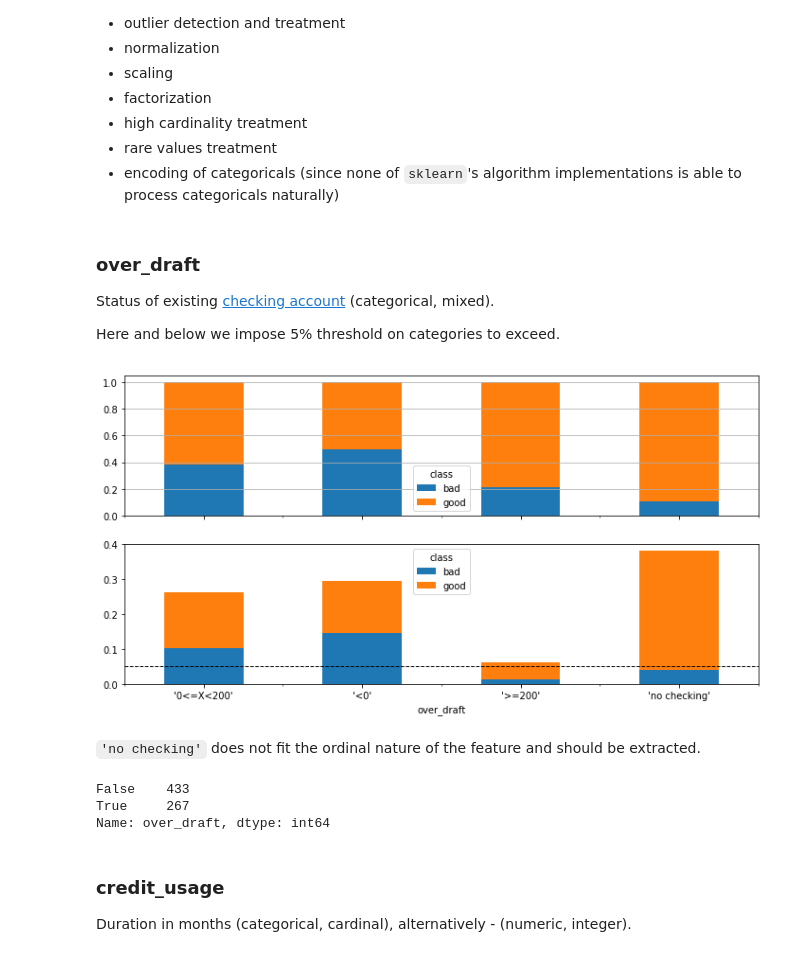
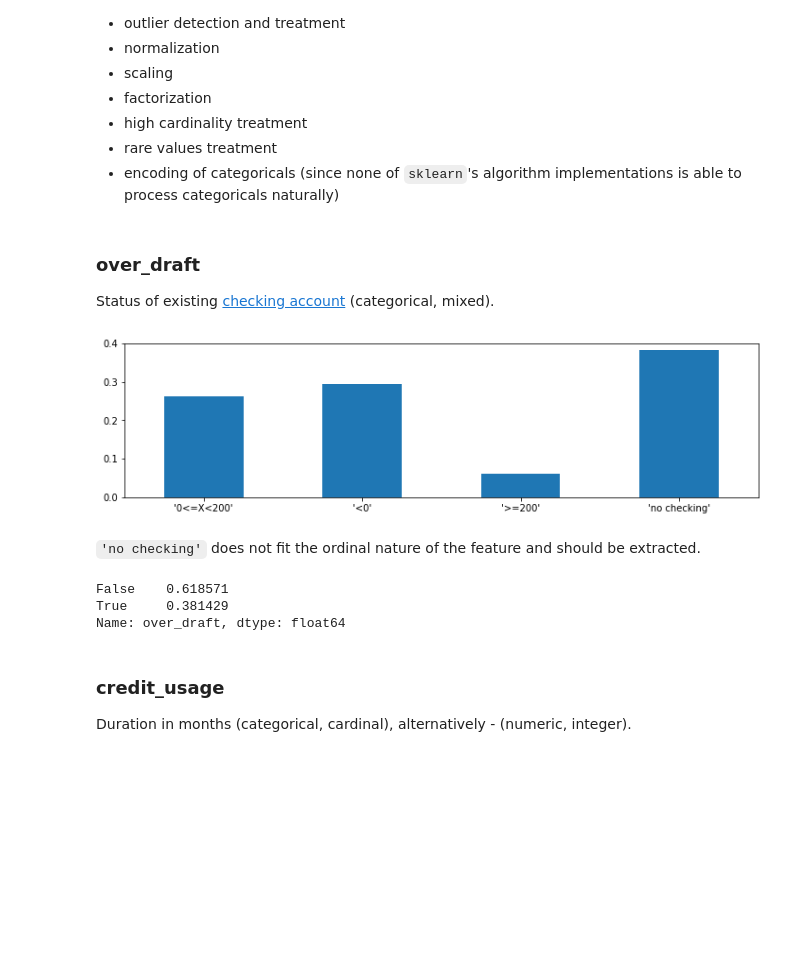
Before and after one commit to ayorgo/german-credit, a Jupyter notebook: exploration.ipynb, the cells around one changed output. Cells and saved outputs as stored; diff of their text form; code cells hidden in the pictures; blank space fills up the shorter version.

```diff
--- a/exploration.ipynb
+++ b/exploration.ipynb
@@ -120,6 +124,9 @@ Let us now split the dataset into training and test subsets so we carry all the
 # gc.collect()
 # %%
 df = pd.read_csv('data/train.csv')
+# %%
+output = df['class'].map({'good': 0, 'bad': 1})
+df.drop('class', axis=1, inplace=True)
 # %% [markdown]
 ---
 # %% [markdown]
@@ -142,18 +150,16 @@ from sklearn.compose import make_column_transformer
 # %% [markdown]
 ### **over_draft**
 Status of existing [checking account](https://en.wikipedia.org/wiki/Transaction_account) (categorical, mixed).
-
-Here and below we impose 5% threshold on categories to exceed.
 # %%
-plot_categorical(df, 'over_draft');
+plot_categorical(df['over_draft'])
 # %% [output]
-[figure, old version]
+[figure, new version]
 # %% [markdown]
 `'no checking'` does not fit the ordinal nature of the feature and should be extracted.
 # %%
-(df['over_draft'] == "'no checking'").value_counts()
+(df['over_draft'] == "'no checking'").value_counts(normalize=True)
 # %% [output]
-False    433
-True     267
-Name: over_draft, dtype: int64
+False    0.618571
+True     0.381429
+Name: over_draft, dtype: float64
 # %%
```
Also changed, not shown: parts of 98 cells of this notebook, 1 other file.
